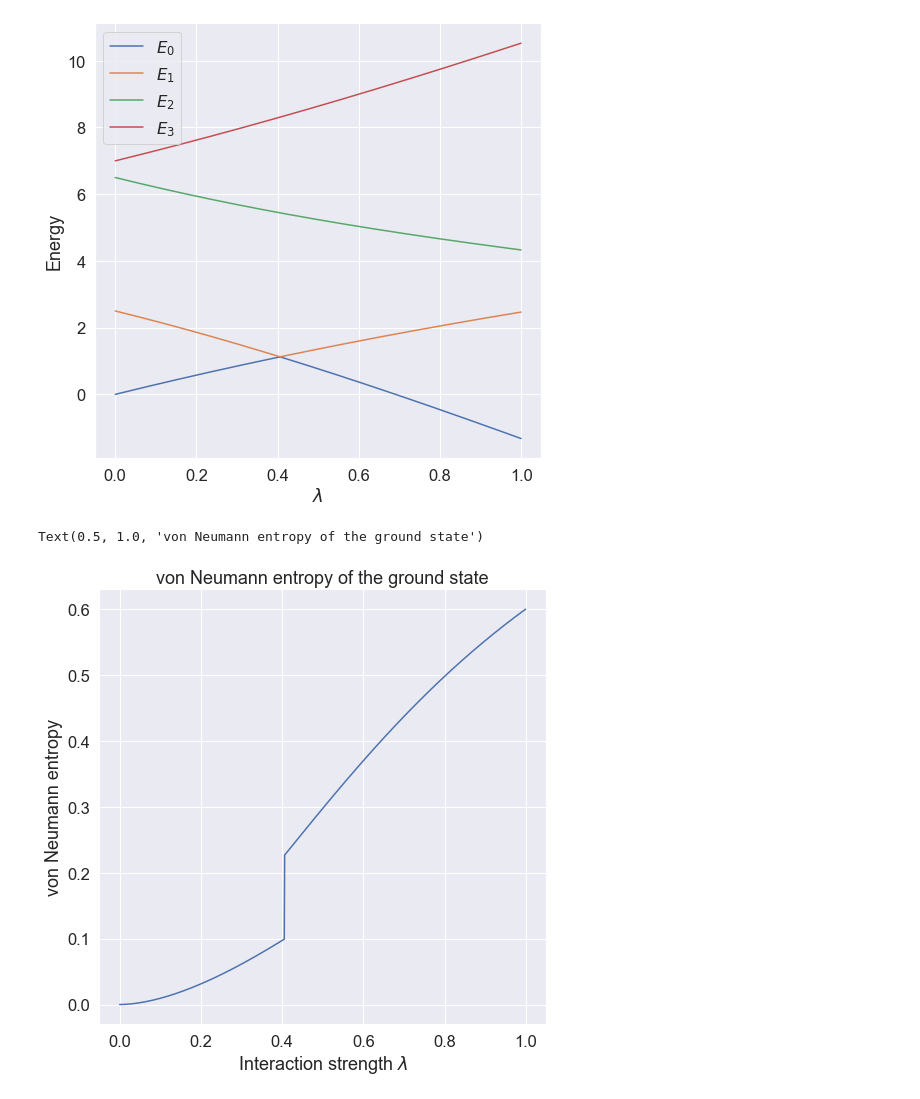
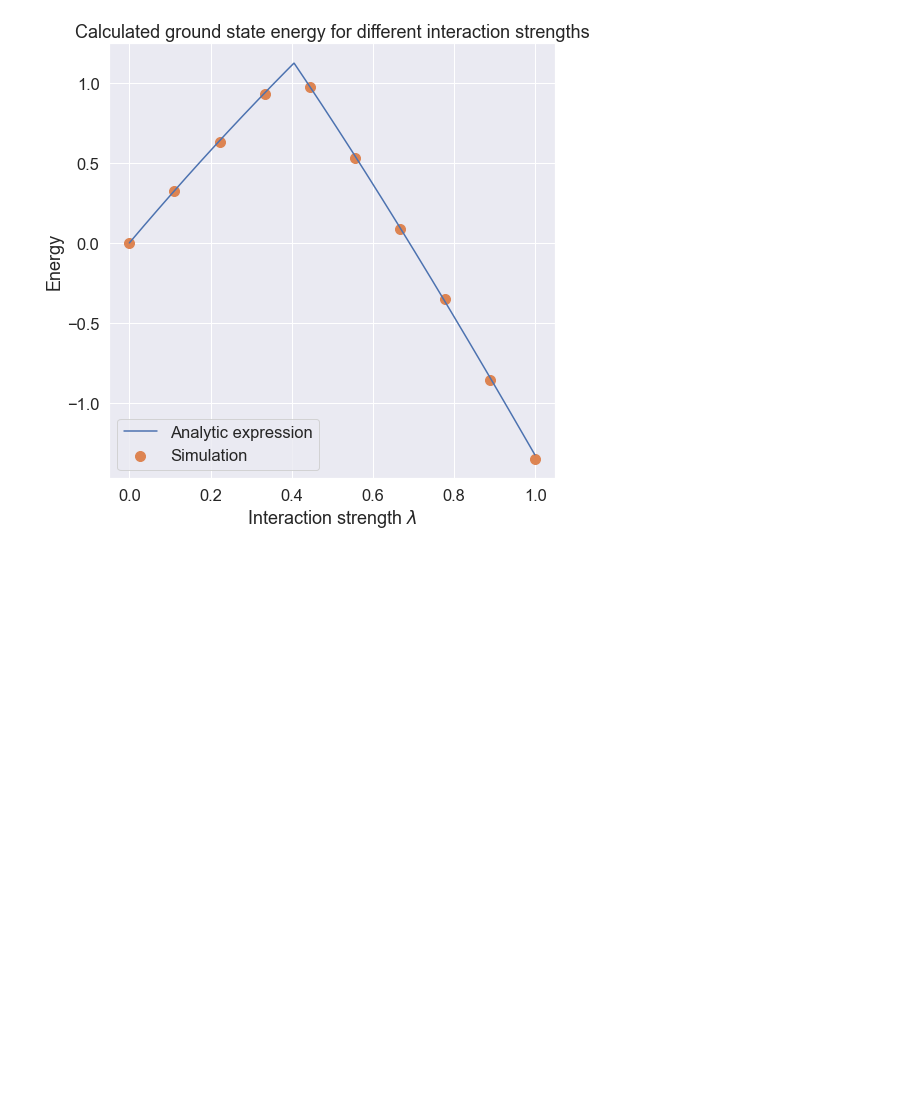
Before and after one commit to augude/FYS4411---Project-2, a Jupyter notebook: Hamiltonians/two_qubit_VQE.ipynb, the cells around one changed output. Drawn from its saved outputs; the diff is of its cells as text; code cells hidden in the pictures; blank space fills up the shorter version.

```diff
--- a/Hamiltonians/two_qubit_VQE.ipynb
+++ b/Hamiltonians/two_qubit_VQE.ipynb
@@ -55,31 +115,29 @@ for index, lmb in enumerate(lmbvalues_ana):
 # %%
-fig, axs = plt.subplots(1, 1, figsize=(8, 8))
-for i in range(4):
-    axs.plot(lmbvalues_ana, eigvals_ana[:, i], label=f'$E_{i}$')
-axs.set_xlabel(r'$\lambda$')
-axs.set_ylabel('Energy')
-axs.legend()
-plt.show()
+df = pd.read_csv('../data/2D-simple-H.csv')
+lmbvalues = df['lmb'].to_numpy()
+min_energy = df['energy'].to_numpy()
 
 fig, axs = plt.subplots(1, 1, figsize=(8, 8))
 for i in range(1):
-    axs.plot(lmbvalues_ana, entropy[:, i], label=f'$H_{i}$')
+    axs.plot(lmbvalues_ana, eigvals_ana[:, i], label=f'Analytic expression')
 axs.set_xlabel(r'Interaction strength $\lambda$')
-axs.set_ylabel('von Neumann entropy')
-axs.set_title('von Neumann entropy of the ground state')
+# axs.scatter(lmbvalues, min_energy, label='VQE Energy GD', marker='o')
+# axs.scatter(lmbvalues_qiskit, min_energy_qiskit, label='VQE Energy Qiskit', marker='o')
+axs.scatter(lmbvalues, min_energy, label='Simulation', marker='o', color = '#dd8452', s= 100)
+axs.set_title('Calculated ground state energy for different interaction strengths')
+axs.set_ylabel('Energy')
+axs.legend(loc = 'lower left')
 tikzplotlib.clean_figure()
 tikzplotlib.save(
-    f'../plots/entropy.tex',
+    f'../plots/2D-simple-H.tex',
     extra_axis_parameters=[
         'title style={align=center}',
         'xmajorticks=true',
         'ymajorticks=true',
         'mark options={mark size=1.4pt, line width=1.5pt}',
         ],
         strict=True,
     )
 plt.show()
 # %% [output]
-[figure, old version]
+[figure, new version]
-Text(0.5, 1.0, 'von Neumann entropy of the ground state')
-[figure, removed]
```
Also changed, not shown: parts of 9 cells of this notebook, 9 other files.
